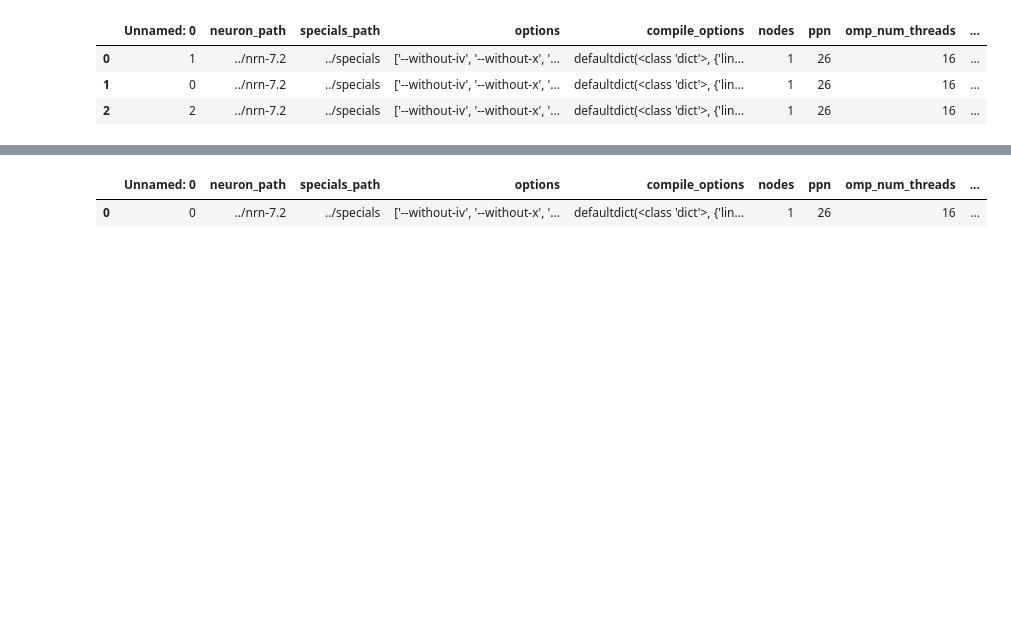
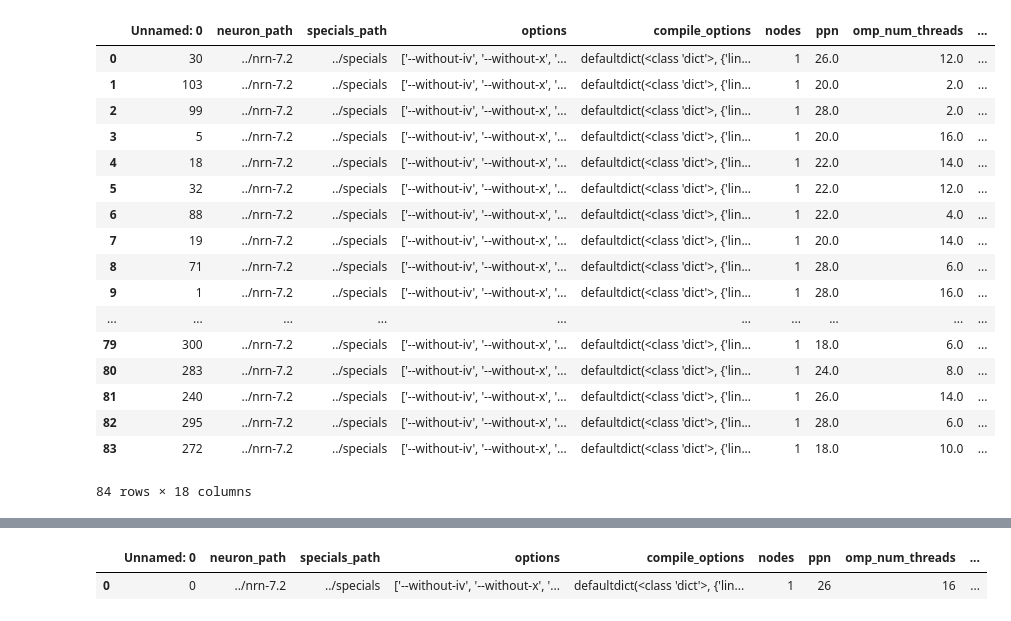
Before and after one commit to hashmup/genie, a Jupyter notebook: analyze/Untitled.ipynb, the cells around one changed output, grey strips where cells are left out. Drawn from its saved outputs; the diff is of its cells as text; code cells hidden in the pictures; blank space fills up the shorter version.

```diff
--- a/analyze/Untitled.ipynb
+++ b/analyze/Untitled.ipynb
@@ -9,3 +6,8 @@ df2 = pd.read_csv("dummy/result_candidate.csv")
+# %%
+df = pd.read_csv("data/2018-01-21_01-49/result_all.csv")
+df2 = pd.read_csv("data/2018-01-21_01-49/result_candidate.csv")
+df3 = pd.read_csv("data/2018-01-21_16-58/result_all.csv")
+df4 = pd.read_csv("data/2018-01-21_16-58/result_candidate.csv")
 # %%
 df = df.sort_values(by="time")
 df = df.reset_index(drop=True)
@@ -14,7 +20,21 @@ df2 = df2.reset_index(drop=True)
 # %%
-df.sort_values(by="bench")
+df[:int(len(df) / 4.0)].sort_values(by=["bench", "macro"]).reset_index(drop=True)
 # %% [output]
 |  | Unnamed: 0 | neuron_path | specials_path | options | compile_options | nodes | ppn | omp_num_threads | ... |
-| 0 | 1 | ../nrn-7.2 | ../specials | ['--without-iv', '--without-x', '... | defaultdict(<class 'dict'>, {'lin... | 1 | 26 | 16 | ... |
-| 1 | 0 | ../nrn-7.2 | ../specials | ['--without-iv', '--without-x', '... | defaultdict(<class 'dict'>, {'lin... | 1 | 26 | 16 | ... |
-| 2 | 2 | ../nrn-7.2 | ../specials | ['--without-iv', '--without-x', '... | defaultdict(<class 'dict'>, {'lin... | 1 | 26 | 16 | ... |
+| 0 | 30 | ../nrn-7.2 | ../specials | ['--without-iv', '--without-x', '... | defaultdict(<class 'dict'>, {'lin... | 1 | 26.0 | 12.0 | ... |
+| 1 | 103 | ../nrn-7.2 | ../specials | ['--without-iv', '--without-x', '... | defaultdict(<class 'dict'>, {'lin... | 1 | 20.0 | 2.0 | ... |
+| 2 | 99 | ../nrn-7.2 | ../specials | ['--without-iv', '--without-x', '... | defaultdict(<class 'dict'>, {'lin... | 1 | 28.0 | 2.0 | ... |
+| 3 | 5 | ../nrn-7.2 | ../specials | ['--without-iv', '--without-x', '... | defaultdict(<class 'dict'>, {'lin... | 1 | 20.0 | 16.0 | ... |
+| 4 | 18 | ../nrn-7.2 | ../specials | ['--without-iv', '--without-x', '... | defaultdict(<class 'dict'>, {'lin... | 1 | 22.0 | 14.0 | ... |
+| 5 | 32 | ../nrn-7.2 | ../specials | ['--without-iv', '--without-x', '... | defaultdict(<class 'dict'>, {'lin... | 1 | 22.0 | 12.0 | ... |
+| 6 | 88 | ../nrn-7.2 | ../specials | ['--without-iv', '--without-x', '... | defaultdict(<class 'dict'>, {'lin... | 1 | 22.0 | 4.0 | ... |
+| 7 | 19 | ../nrn-7.2 | ../specials | ['--without-iv', '--without-x', '... | defaultdict(<class 'dict'>, {'lin... | 1 | 20.0 | 14.0 | ... |
+| 8 | 71 | ../nrn-7.2 | ../specials | ['--without-iv', '--without-x', '... | defaultdict(<class 'dict'>, {'lin... | 1 | 28.0 | 6.0 | ... |
+| 9 | 1 | ../nrn-7.2 | ../specials | ['--without-iv', '--without-x', '... | defaultdict(<class 'dict'>, {'lin... | 1 | 28.0 | 16.0 | ... |
+| ... | ... | ... | ... | ... | ... | ... | ... | ... | ... |
+| 79 | 300 | ../nrn-7.2 | ../specials | ['--without-iv', '--without-x', '... | defaultdict(<class 'dict'>, {'lin... | 1 | 18.0 | 6.0 | ... |
+| 80 | 283 | ../nrn-7.2 | ../specials | ['--without-iv', '--without-x', '... | defaultdict(<class 'dict'>, {'lin... | 1 | 24.0 | 8.0 | ... |
+| 81 | 240 | ../nrn-7.2 | ../specials | ['--without-iv', '--without-x', '... | defaultdict(<class 'dict'>, {'lin... | 1 | 26.0 | 14.0 | ... |
+| 82 | 295 | ../nrn-7.2 | ../specials | ['--without-iv', '--without-x', '... | defaultdict(<class 'dict'>, {'lin... | 1 | 28.0 | 6.0 | ... |
+| 83 | 272 | ../nrn-7.2 | ../specials | ['--without-iv', '--without-x', '... | defaultdict(<class 'dict'>, {'lin... | 1 | 18.0 | 10.0 | ... |
+84 rows × 18 columns
```
Also changed, not shown: parts of 7 cells of this notebook, 7 other files.
